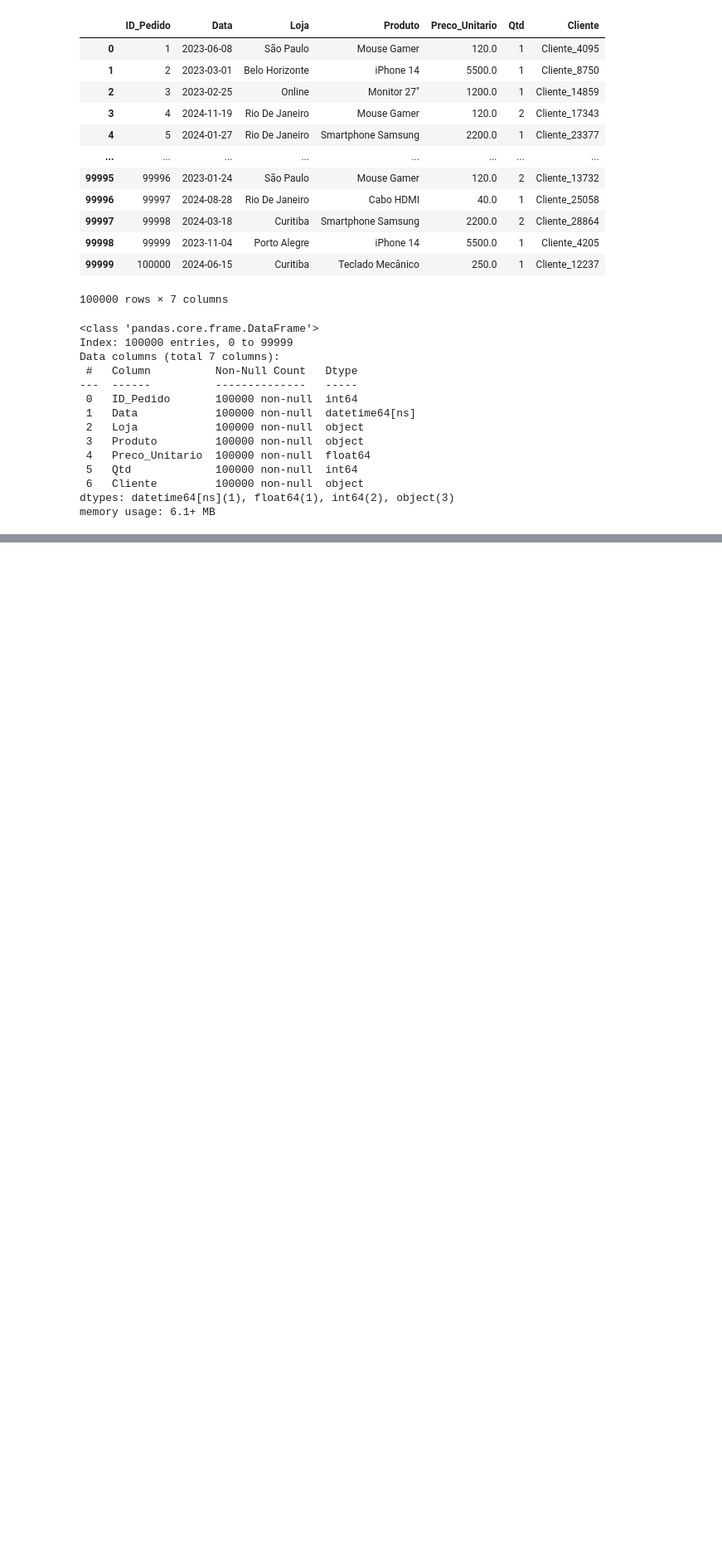
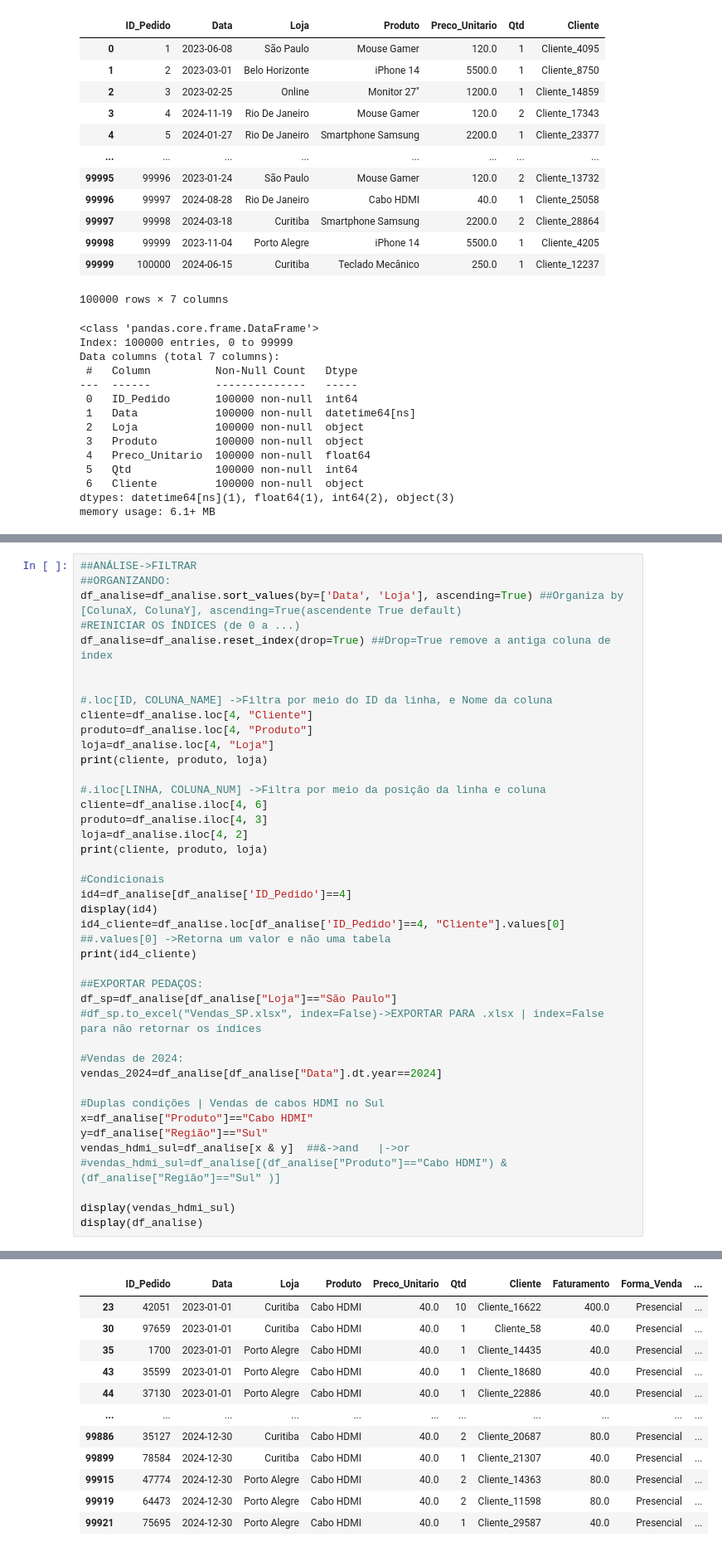
Before and after one commit to MarianoJeb/Pandas_PY, a Jupyter notebook: main.ipynb, the cells around one changed output, grey strips where cells are left out. Shown at 83% size. Drawn from its saved outputs; the diff is of its cells as text; blank space fills up the shorter version.

```diff
--- a/main.ipynb
+++ b/main.ipynb
@@ -122,3 +146,45 @@ Faturamento       0
 Forma_Venda       0
 Região            0
 dtype: int64
+# %%
+##ANÁLISE->FILTRAR
+##ORGANIZANDO:
+df_analise=df_analise.sort_values(by=['Data', 'Loja'], ascending=True) ##Organiza by [ColunaX, ColunaY], ascending=True(ascendente True default)
+#REINICIAR OS ÍNDICES (de 0 a ...)
+df_analise=df_analise.reset_index(drop=True) ##Drop=True remove a antiga coluna de index
+
+
+#.loc[ID, COLUNA_NAME] ->Filtra por meio do ID da linha, e Nome da coluna
+cliente=df_analise.loc[4, "Cliente"]
+produto=df_analise.loc[4, "Produto"]
+loja=df_analise.loc[4, "Loja"]
+print(cliente, produto, loja)
+
+#.iloc[LINHA, COLUNA_NUM] ->Filtra por meio da posição da linha e coluna
+cliente=df_analise.iloc[4, 6]
+produto=df_analise.iloc[4, 3]
+loja=df_analise.iloc[4, 2]
+print(cliente, produto, loja)
+
+#Condicionais
+id4=df_analise[df_analise['ID_Pedido']==4]
+display(id4)
+id4_cliente=df_analise.loc[df_analise['ID_Pedido']==4, "Cliente"].values[0] ##.values[0] ->Retorna um valor e não uma tabela
+print(id4_cliente)
+
+##EXPORTAR PEDAÇOS:
+df_sp=df_analise[df_analise["Loja"]=="São Paulo"]
+#df_sp.to_excel("Vendas_SP.xlsx", index=False)->EXPORTAR PARA .xlsx | index=False para não retornar os índices
+
+#Vendas de 2024:
+vendas_2024=df_analise[df_analise["Data"].dt.year==2024]
+
+#Duplas condições | Vendas de cabos HDMI no Sul
+x=df_analise["Produto"]=="Cabo HDMI"
+y=df_analise["Região"]=="Sul"
+vendas_hdmi_sul=df_analise[x & y]  ##&->and   |->or
+#vendas_hdmi_sul=df_analise[(df_analise["Produto"]=="Cabo HDMI") & (df_analise["Região"]=="Sul" )]
+
+display(vendas_hdmi_sul)
+display(df_analise)
+# %% [output]
@@ -124,0 +196,12 @@ dtype: int64
+|  | ID_Pedido | Data | Loja | Produto | Preco_Unitario | Qtd | Cliente | Faturamento | Forma_Venda | ... |
+| 23 | 42051 | 2023-01-01 | Curitiba | Cabo HDMI | 40.0 | 10 | Cliente_16622 | 400.0 | Presencial | ... |
+| 30 | 97659 | 2023-01-01 | Curitiba | Cabo HDMI | 40.0 | 1 | Cliente_58 | 40.0 | Presencial | ... |
+| 35 | 1700 | 2023-01-01 | Porto Alegre | Cabo HDMI | 40.0 | 1 | Cliente_14435 | 40.0 | Presencial | ... |
+| 43 | 35599 | 2023-01-01 | Porto Alegre | Cabo HDMI | 40.0 | 1 | Cliente_18680 | 40.0 | Presencial | ... |
+| 44 | 37130 | 2023-01-01 | Porto Alegre | Cabo HDMI | 40.0 | 1 | Cliente_22886 | 40.0 | Presencial | ... |
+| ... | ... | ... | ... | ... | ... | ... | ... | ... | ... | ... |
+| 99886 | 35127 | 2024-12-30 | Curitiba | Cabo HDMI | 40.0 | 2 | Cliente_20687 | 80.0 | Presencial | ... |
+| 99899 | 78584 | 2024-12-30 | Curitiba | Cabo HDMI | 40.0 | 1 | Cliente_21307 | 40.0 | Presencial | ... |
+| 99915 | 47774 | 2024-12-30 | Porto Alegre | Cabo HDMI | 40.0 | 2 | Cliente_14363 | 80.0 | Presencial | ... |
+| 99919 | 64473 | 2024-12-30 | Porto Alegre | Cabo HDMI | 40.0 | 2 | Cliente_11598 | 80.0 | Presencial | ... |
+| 99921 | 75695 | 2024-12-30 | Porto Alegre | Cabo HDMI | 40.0 | 1 | Cliente_29587 | 40.0 | Presencial | ... |
```
Also changed, not shown: parts of 9 cells of this notebook, 3 other files.
